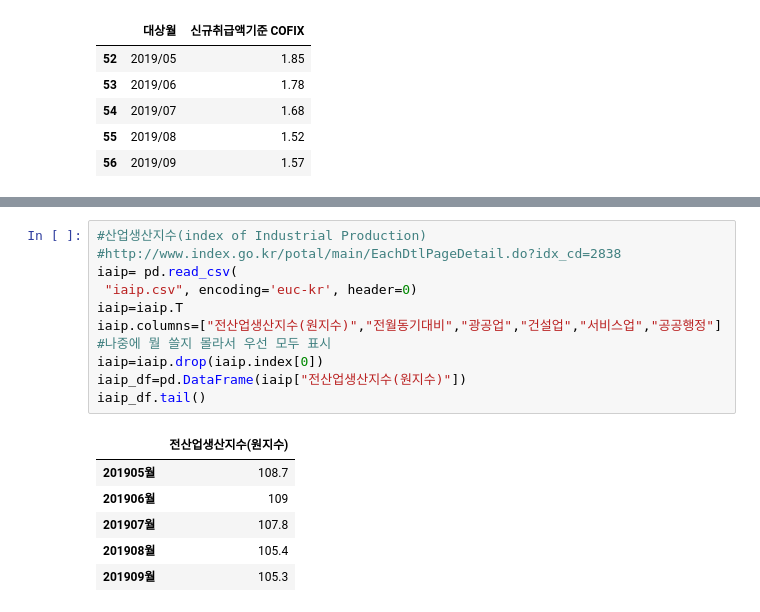
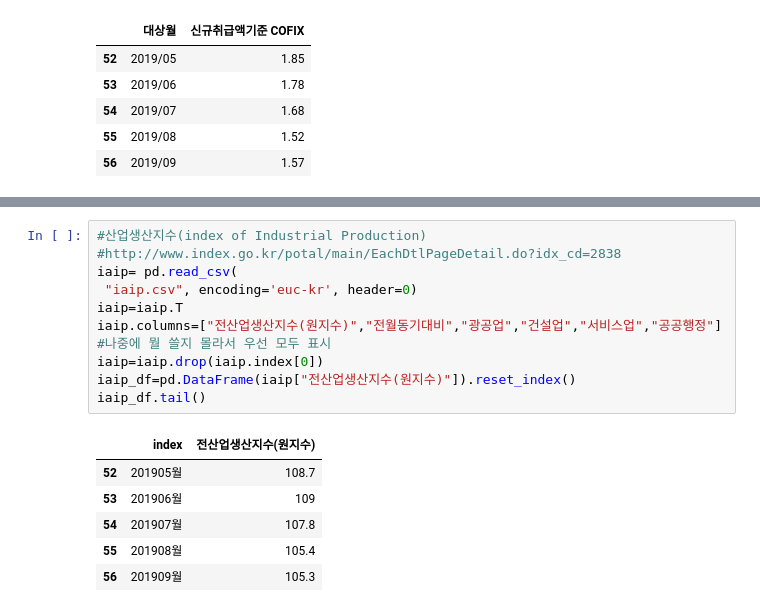
Before and after one commit to trhgu/EDA_project, a Jupyter notebook: Price_of_Apt.ipynb, the cells around one changed output, grey strips where cells are left out. Saved outputs shown, nothing was run; the diff lists cells and outputs as text.

```diff
--- a/Price_of_Apt.ipynb
+++ b/Price_of_Apt.ipynb
@@ -169,17 +227,17 @@ cpi_df=cpi[["기간","총지수"]]
 # %%
 #산업생산지수(index of Industrial Production)
 #http://www.index.go.kr/potal/main/EachDtlPageDetail.do?idx_cd=2838
 iaip= pd.read_csv(
  "iaip.csv", encoding='euc-kr', header=0)
 iaip=iaip.T
 iaip.columns=["전산업생산지수(원지수)","전월동기대비","광공업","건설업","서비스업","공공행정"] #나중에 뭘 쓸지 몰라서 우선 모두 표시
 iaip=iaip.drop(iaip.index[0])
-iaip_df=pd.DataFrame(iaip["전산업생산지수(원지수)"])
+iaip_df=pd.DataFrame(iaip["전산업생산지수(원지수)"]).reset_index()
 iaip_df.tail()
 # %% [output]
-|  | 전산업생산지수(원지수) |
-| 201905월 | 108.7 |
-| 201906월 | 109 |
-| 201907월 | 107.8 |
-| 201908월 | 105.4 |
-| 201909월 | 105.3 |
+|  | index | 전산업생산지수(원지수) |
+| 52 | 201905월 | 108.7 |
+| 53 | 201906월 | 109 |
+| 54 | 201907월 | 107.8 |
+| 55 | 201908월 | 105.4 |
+| 56 | 201909월 | 105.3 |
```
Also changed, not shown: parts of 22 cells of this notebook.
